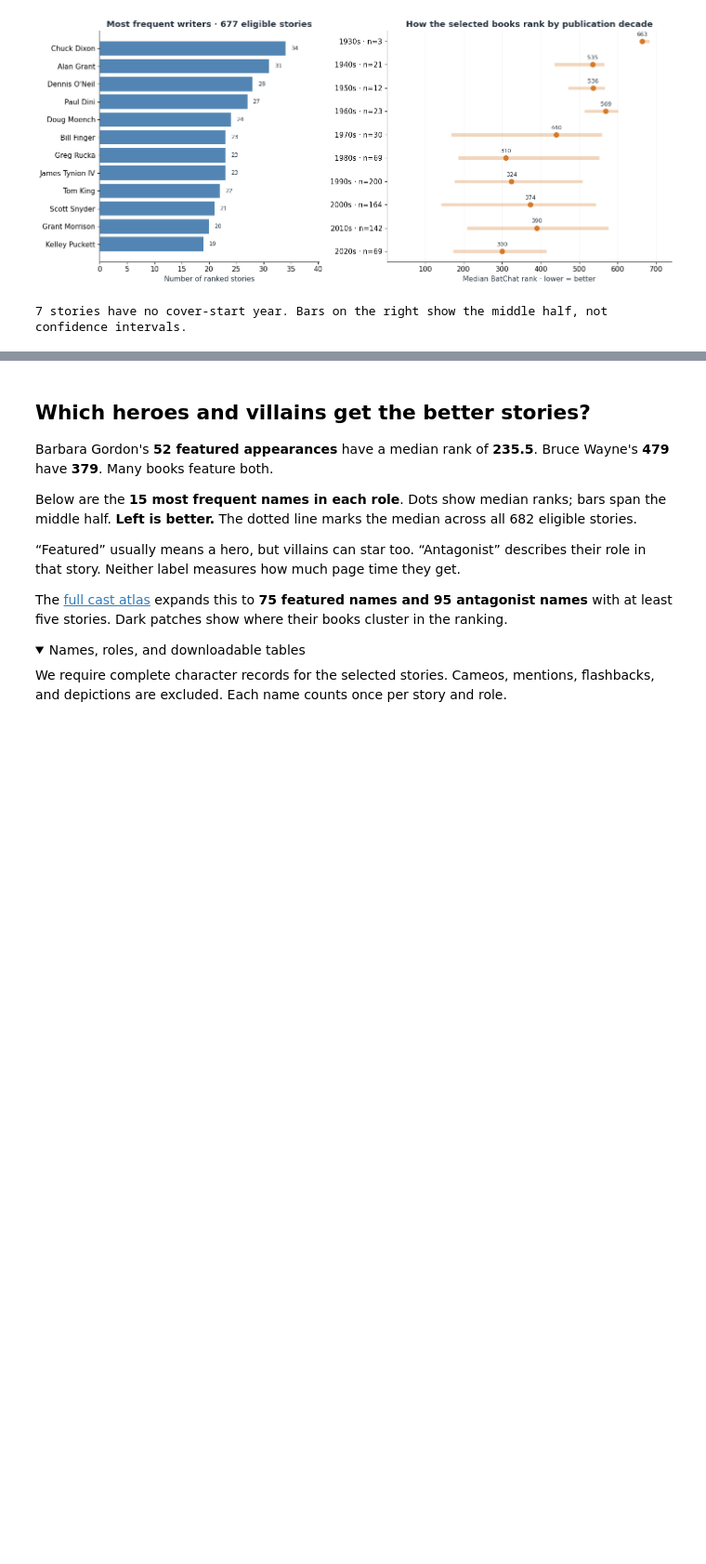
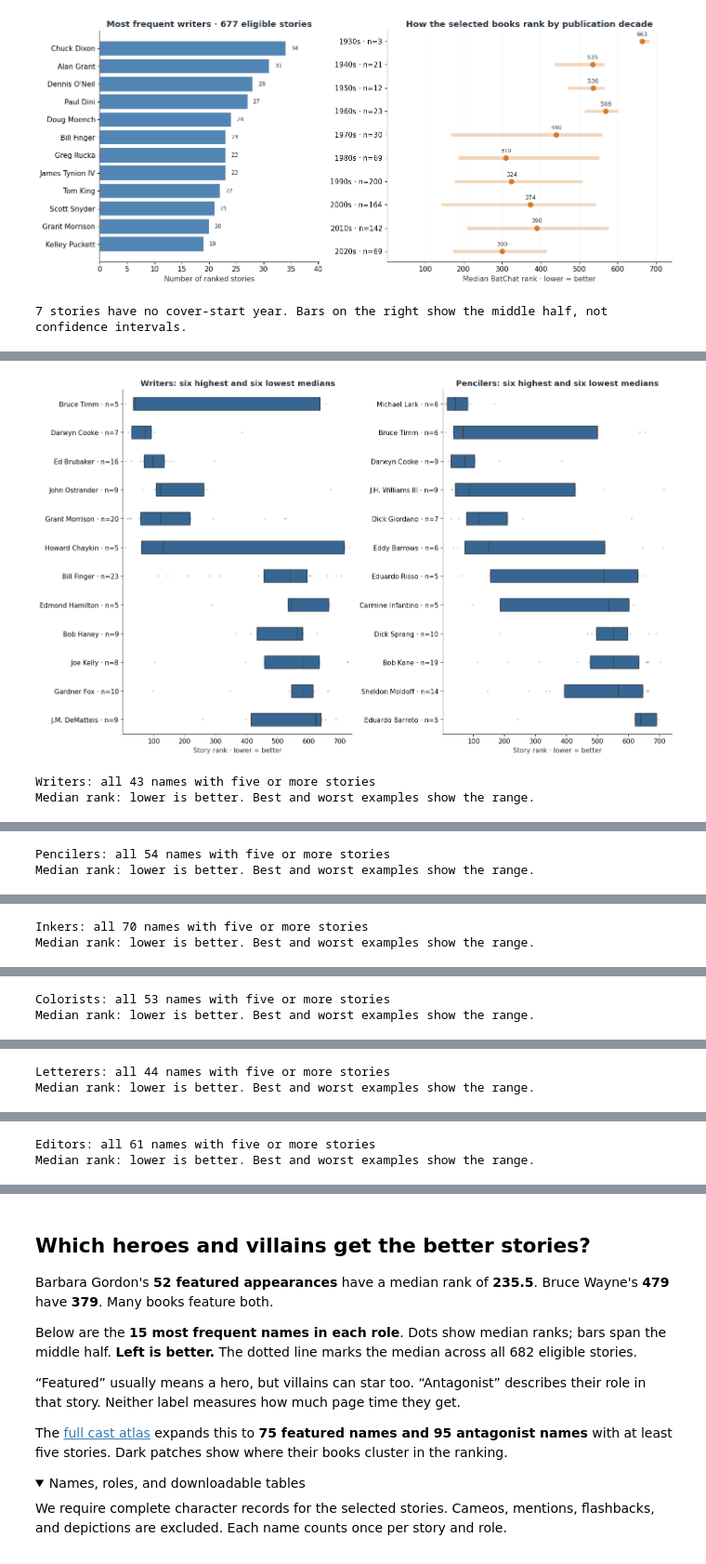
Before and after one commit to ddofer/BatRank, a Jupyter notebook: notebooks/2.0-batchat-the-art-of-gotham.ipynb, the cells around one changed output, grey strips where cells are left out. Shown at 93% size. Cells and saved outputs as stored; diff of their text form; code cells hidden in the pictures; folded sections open; blank space fills up the shorter version.

Commit message:
Expand Batman EDA with creator rankings, issue labels and animal watch

```diff
--- a/notebooks/2.0-batchat-the-art-of-gotham.ipynb
+++ b/notebooks/2.0-batchat-the-art-of-gotham.ipynb
@@ -87,0 +94,45 @@ print(f'{s.cover_year_start.isna().sum()} stories have no cover-start year. Bars
+# %%
+import seaborn as sns
+
+eligible_ids = s.loc[s.metadata_complete & s.substory_attribution_coverage.eq(1)
+                    & s.narrative_credit_issue_coverage.eq(1), 'story_id']
+creator_stories = (credits.loc[credits.credit_scope.eq('selected_narrative')
+                               & credits.story_id.isin(eligible_ids)]
+    .merge(creators[['creator_id', 'name']], on='creator_id', validate='many_to_one')
+    .merge(s[['story_id', 'title', 'rank']], on='story_id', validate='many_to_one'))
+assert not creator_stories.duplicated(['story_id', 'creator_id', 'role']).any()
+creator_rankings = (creator_stories.sort_values('rank').groupby(['role', 'creator_id', 'name'])
+    .agg(stories=('story_id', 'nunique'), median_rank=('rank', 'median'),
+         best_rank=('rank', 'first'), best_story=('title', 'first'),
+         worst_rank=('rank', 'last'), worst_story=('title', 'last')).reset_index())
+creator_rankings.to_csv(REPORT/'creator_rankings.csv', index=False)
+
+fig, axes = plt.subplots(1, 2, figsize=(15, 9), sharex=True)
+for ax, role, label in zip(axes, ['writers', 'pencilers'], ['Writers', 'Pencilers']):
+    eligible = creator_rankings.query('role == @role and stories >= 5').sort_values('median_rank')
+    extremes = pd.concat([eligible.head(6), eligible.tail(6)]).drop_duplicates('creator_id')
+    labels = extremes.set_index('creator_id').apply(lambda r: f'{r["name"]} · n={r.stories}', axis=1)
+    chart = creator_stories.loc[creator_stories.role.eq(role)
+                               & creator_stories.creator_id.isin(extremes.creator_id)].copy()
+    chart['Creator'] = chart.creator_id.map(labels)
+    sns.stripplot(data=chart, x='rank', y='Creator', order=labels.tolist(), ax=ax,
+                  color=COLORS['grey'], alpha=.35, size=3, jitter=False, zorder=0)
+    sns.boxplot(data=chart, x='rank', y='Creator', order=labels.tolist(), ax=ax,
+                color=COLORS['blue'], whis=0, showfliers=False, width=.45)
+    ax.set(title=f'{label}: six highest and six lowest medians',
+           xlabel='Story rank · lower = better', ylabel='', xlim=(1, N))
+fig.tight_layout()
+save_figure(fig, REPORT, 'eda-creator-highs-lows')
+
+from IPython.display import HTML
+for role in ROLES:
+    table = creator_rankings.query('role == @role and stories >= 5').sort_values('median_rank')
+    display(HTML(f'<details><summary>{role.capitalize()}: all {len(table)} names with five or more stories</summary>'
+        '<p>Median rank: lower is better. Best and worst examples show the range.</p>'
+        +table[['name','stories','median_rank','best_rank','best_story','worst_rank','worst_story']]
+        .rename(columns=lambda c: c.replace('_',' ').capitalize()).to_html(index=False, escape=True)
+        +'</details>'))
+# %% [output]
+[figure, added]
+Writers: all 43 names with five or more stories
+Median rank: lower is better. Best and worst examples show the range.
@@ -87,0 +156,2 @@ print(f'{s.cover_year_start.isna().sum()} stories have no cover-start year. Bars
+Pencilers: all 54 names with five or more stories
+Median rank: lower is better. Best and worst examples show the range.
@@ -87,0 +175,2 @@ print(f'{s.cover_year_start.isna().sum()} stories have no cover-start year. Bars
+Inkers: all 70 names with five or more stories
+Median rank: lower is better. Best and worst examples show the range.
@@ -87,0 +194,2 @@ print(f'{s.cover_year_start.isna().sum()} stories have no cover-start year. Bars
+Colorists: all 53 names with five or more stories
+Median rank: lower is better. Best and worst examples show the range.
@@ -87,0 +213,2 @@ print(f'{s.cover_year_start.isna().sum()} stories have no cover-start year. Bars
+Letterers: all 44 names with five or more stories
+Median rank: lower is better. Best and worst examples show the range.
@@ -87,0 +232,2 @@ print(f'{s.cover_year_start.isna().sum()} stories have no cover-start year. Bars
+Editors: all 61 names with five or more stories
+Median rank: lower is better. Best and worst examples show the range.
```
Also changed, not shown: parts of 18 cells of this notebook, 18 other files.
